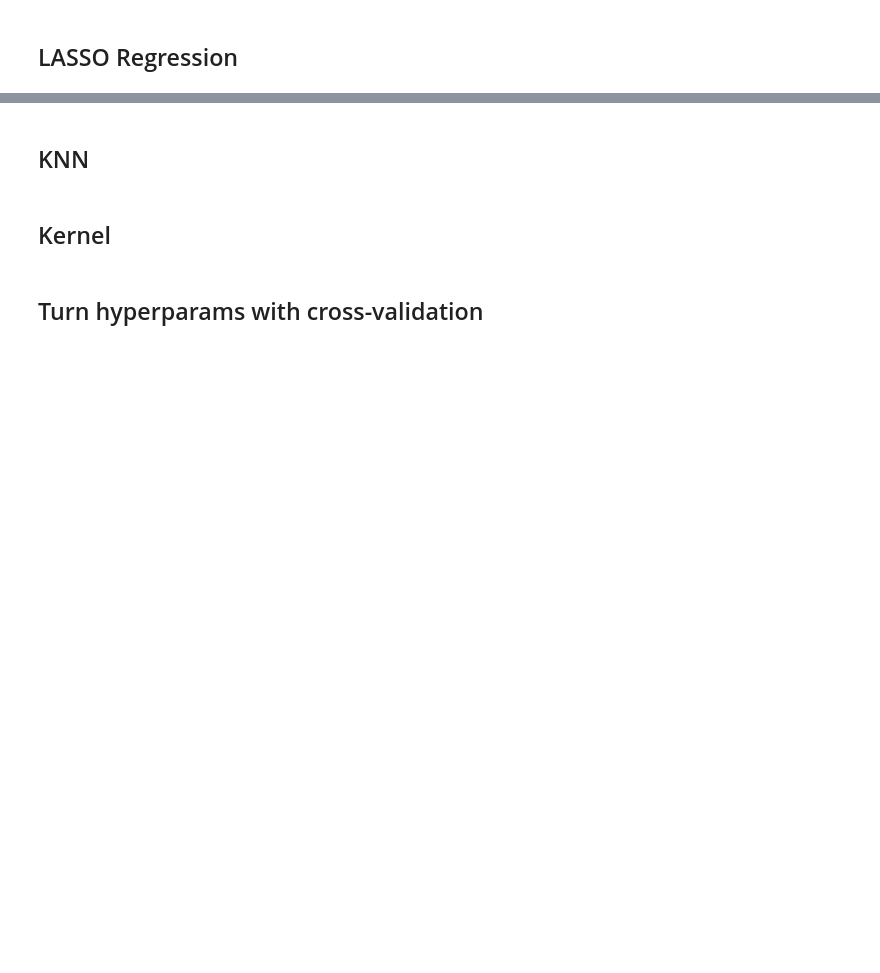
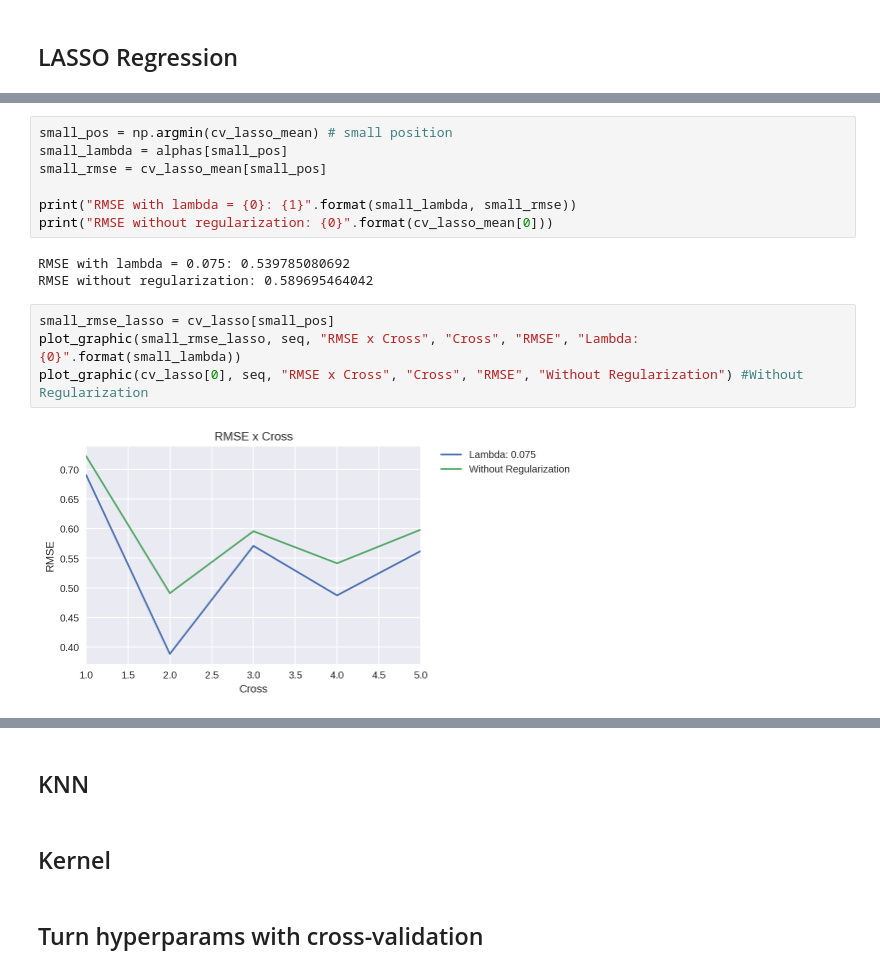
Before and after one commit to italoPontes/Machine-learning, a Jupyter notebook: Tarefas/Predicao-de-CRA-com-Regressao/Task 03.ipynb, the cells around one changed output, grey strips where cells are left out. Drawn from its saved outputs; the diff is of its cells as text; blank space fills up the shorter version.

```diff
--- a/Tarefas/Predicao-de-CRA-com-Regressao/Task 03.ipynb
+++ b/Tarefas/Predicao-de-CRA-com-Regressao/Task 03.ipynb
@@ -209,0 +223,16 @@ Norma Ridge (lambda=50): 0.268388764367
+# %%
+small_pos = np.argmin(cv_lasso_mean) # small position
+small_lambda = alphas[small_pos]
+small_rmse = cv_lasso_mean[small_pos]
+
+print("RMSE with lambda = {0}: {1}".format(small_lambda, small_rmse))
+print("RMSE without regularization: {0}".format(cv_lasso_mean[0]))
+# %% [output]
+RMSE with lambda = 0.075: 0.539785080692
+RMSE without regularization: 0.589695464042
+# %%
+small_rmse_lasso = cv_lasso[small_pos]
+plot_graphic(small_rmse_lasso, seq, "RMSE x Cross", "Cross", "RMSE", "Lambda: {0}".format(small_lambda))
+plot_graphic(cv_lasso[0], seq, "RMSE x Cross", "Cross", "RMSE", "Without Regularization") #Without Regularization
+# %% [output]
+[figure, added]
```
Also changed, not shown: parts of 15 cells of this notebook.
